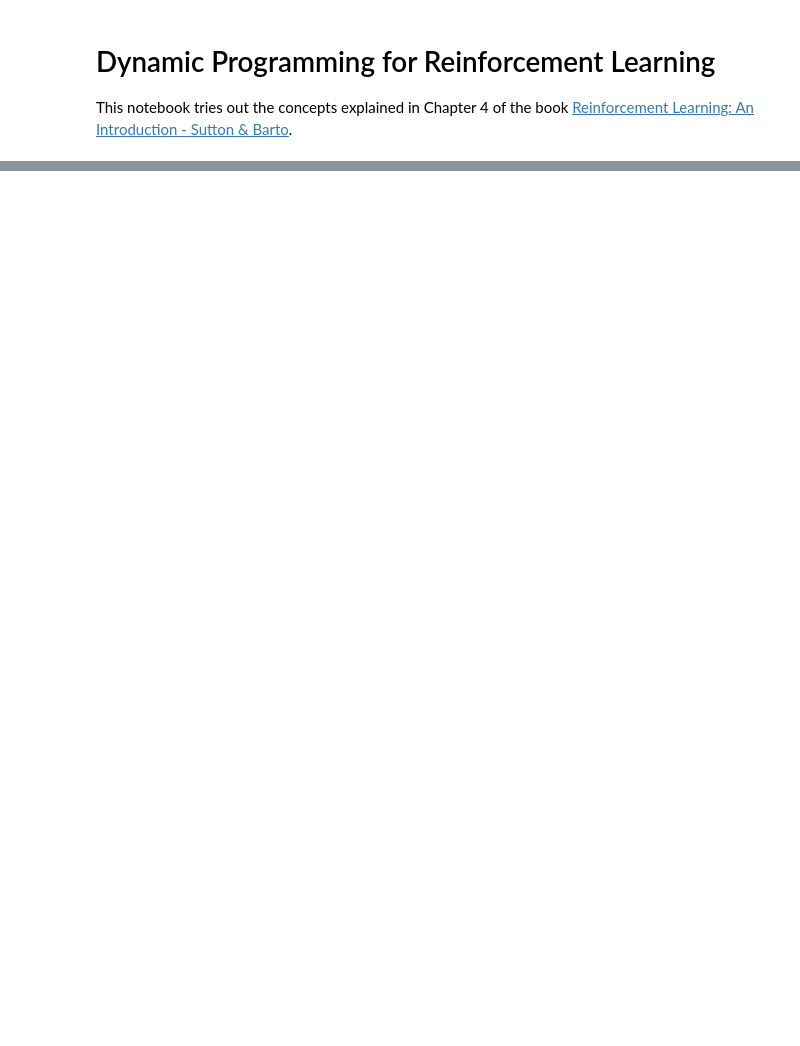
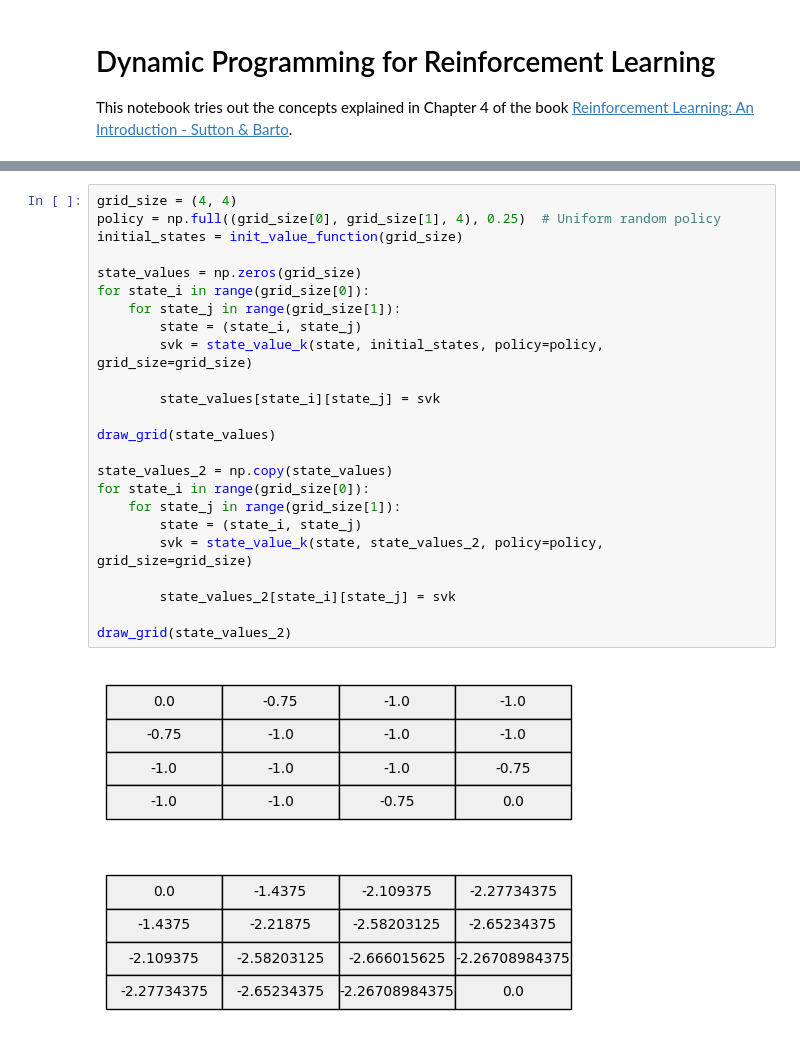
Before and after one commit to nicolasances/rl-theory, a Jupyter notebook: dyn-prog.ipynb, the cells around one changed output, grey strips where cells are left out. Saved outputs shown, nothing was run; the diff lists cells and outputs as text; blank space fills up the shorter version.

```diff
--- a/dyn-prog.ipynb
+++ b/dyn-prog.ipynb
@@ -35,0 +98,27 @@ draw_grid([['A1', 'B1', 'C1'],
+# %%
+grid_size = (4, 4)
+policy = np.full((grid_size[0], grid_size[1], 4), 0.25)  # Uniform random policy
+initial_states = init_value_function(grid_size)
+
+state_values = np.zeros(grid_size)
+for state_i in range(grid_size[0]):
+    for state_j in range(grid_size[1]):
+        state = (state_i, state_j)
+        svk = state_value_k(state, initial_states, policy=policy, grid_size=grid_size)
+
+        state_values[state_i][state_j] = svk
+
+draw_grid(state_values)
+
+state_values_2 = np.copy(state_values)
+for state_i in range(grid_size[0]):
+    for state_j in range(grid_size[1]):
+        state = (state_i, state_j)
+        svk = state_value_k(state, state_values_2, policy=policy, grid_size=grid_size)
+
+        state_values_2[state_i][state_j] = svk
+
+draw_grid(state_values_2)
+# %% [output]
+[figure, added]
+[figure, added]
```
Also changed, not shown: parts of 6 cells of this notebook.
